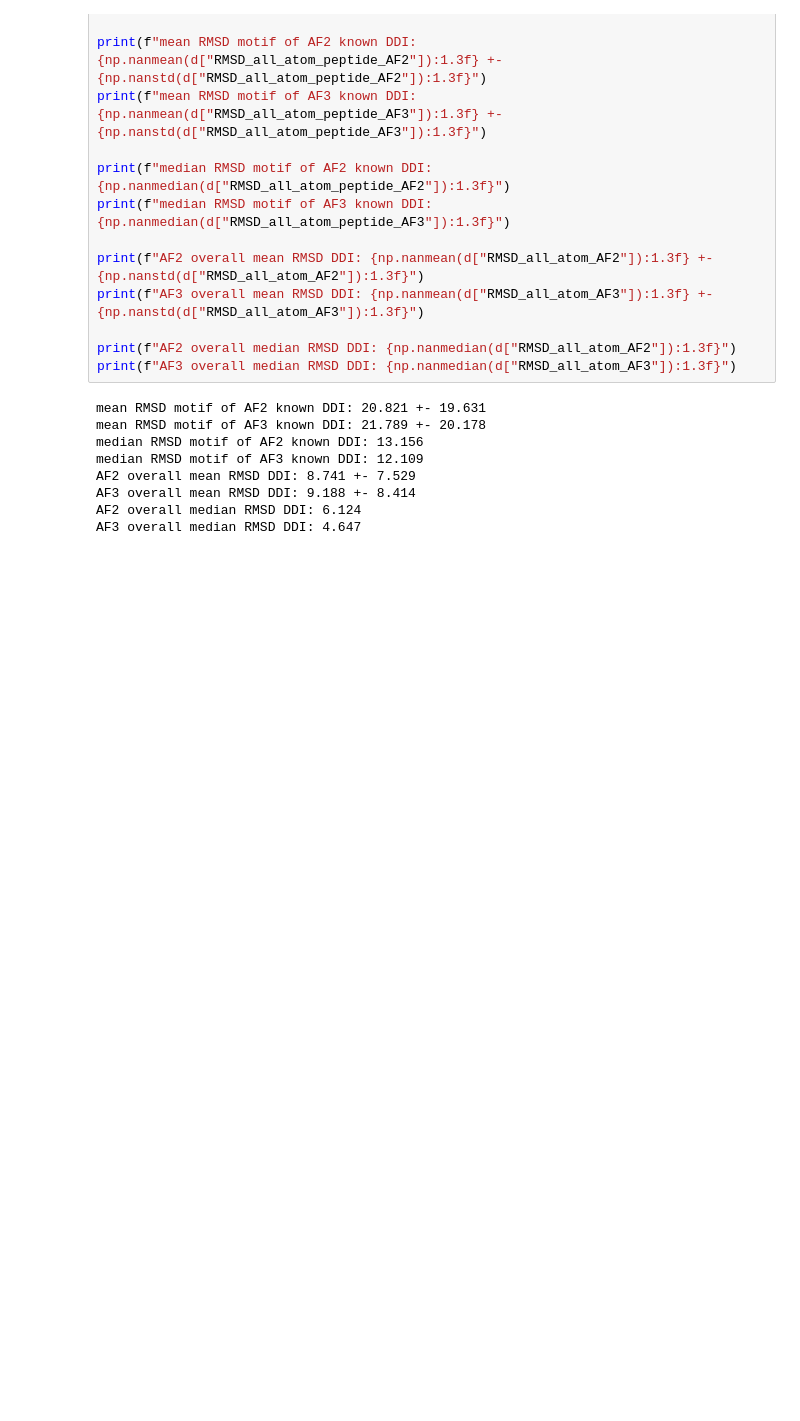
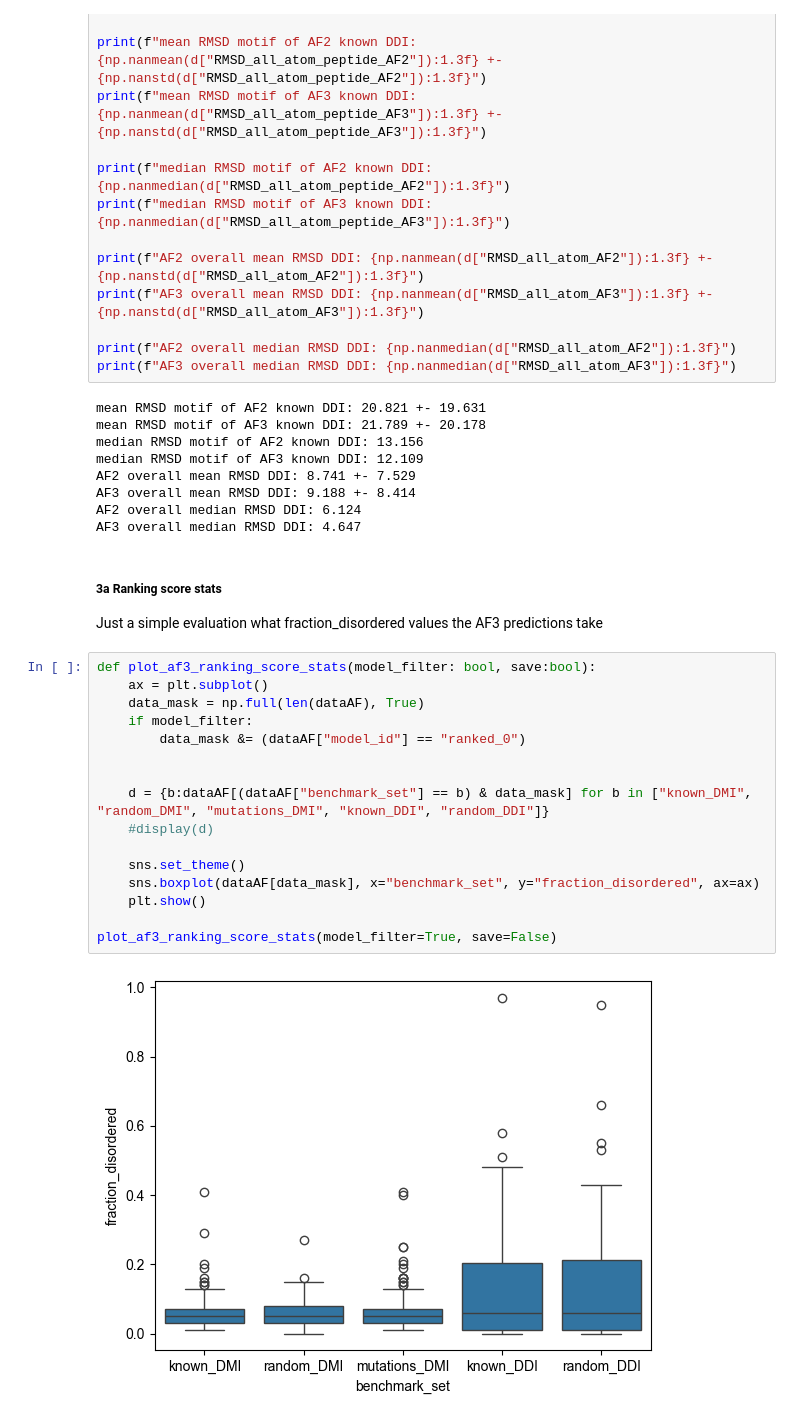
Before and after one commit to andreasmz/bachelorthesis, a Jupyter notebook: AlphaFold/Benchmark set.ipynb, the cells around one changed output. Saved outputs shown, nothing was run; the diff lists cells and outputs as text; blank space fills up the shorter version.

Commit message:
move data statistics from plots part 2 to Benchmark set notebook

```diff
--- a/AlphaFold/Benchmark set.ipynb
+++ b/AlphaFold/Benchmark set.ipynb
@@ -554,3 +564,25 @@ AF2 overall mean RMSD DDI: 8.741 +- 7.529
 AF3 overall mean RMSD DDI: 9.188 +- 8.414
 AF2 overall median RMSD DDI: 6.124
 AF3 overall median RMSD DDI: 4.647
+# %% [markdown]
+##### 3a Ranking score stats
+
+Just a simple evaluation what fraction_disordered values the AF3 predictions take
+# %%
+def plot_af3_ranking_score_stats(model_filter: bool, save:bool):
+    ax = plt.subplot()
+    data_mask = np.full(len(dataAF), True)
+    if model_filter:
+        data_mask &= (dataAF["model_id"] == "ranked_0")
+
+
+    d = {b:dataAF[(dataAF["benchmark_set"] == b) & data_mask] for b in ["known_DMI", "random_DMI", "mutations_DMI", "known_DDI", "random_DDI"]}
+    #display(d)
+
+    sns.set_theme()
+    sns.boxplot(dataAF[data_mask], x="benchmark_set", y="fraction_disordered", ax=ax)
+    plt.show()
+
+plot_af3_ranking_score_stats(model_filter=True, save=False)
+# %% [output]
+[figure, added]
```
Also changed, not shown: parts of 17 cells of this notebook, 1 other file.
